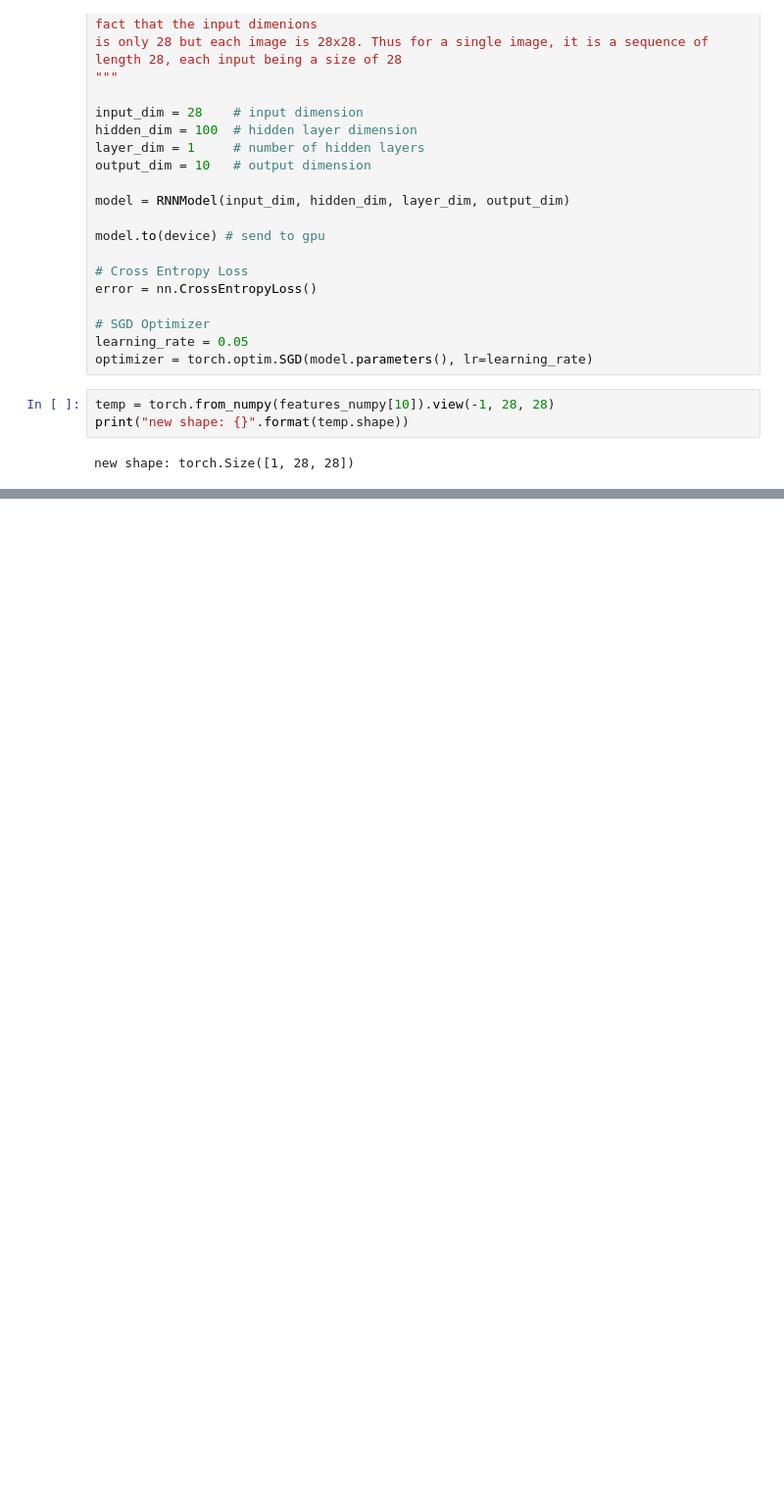
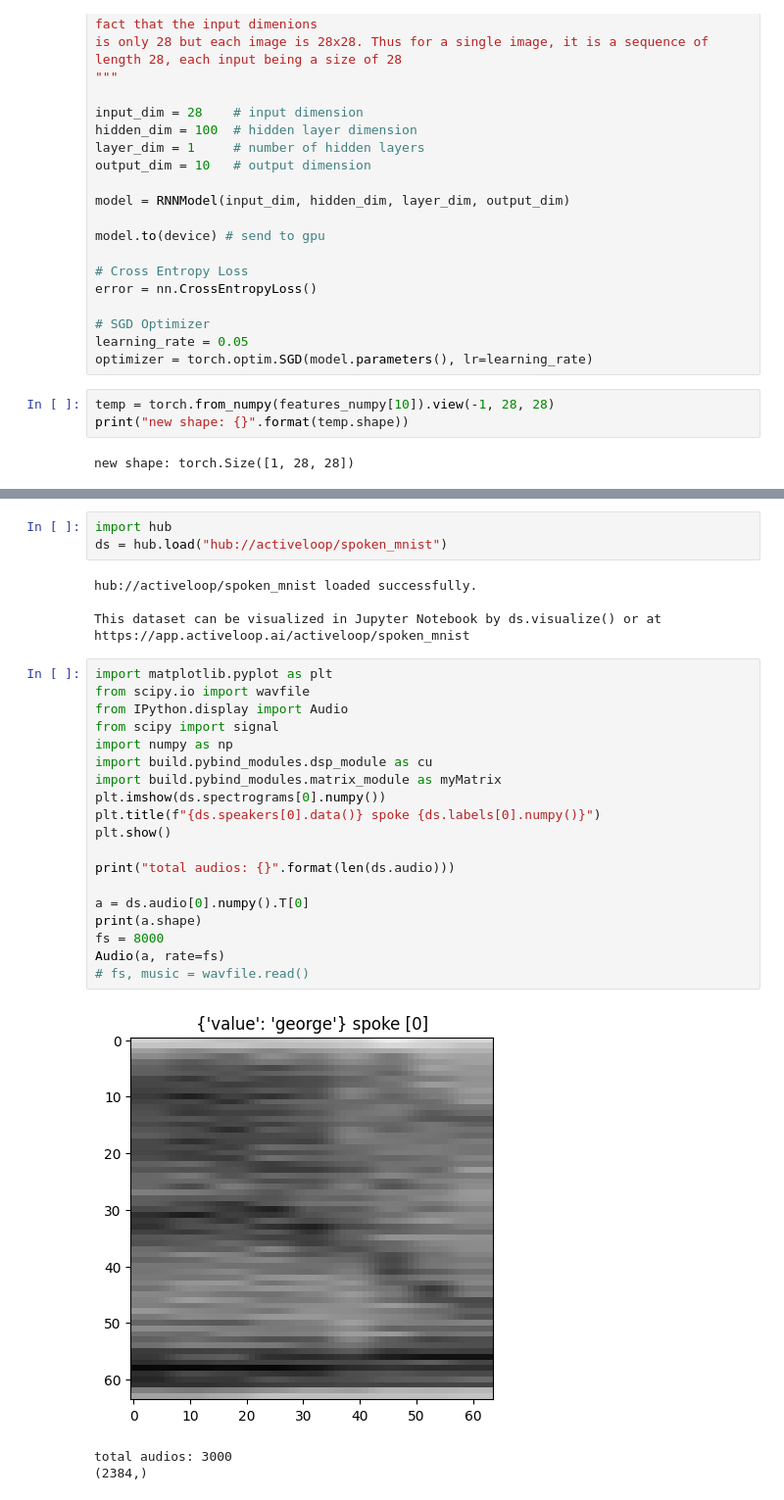
Before and after one commit to jorgejc2/MusicClassification, a Jupyter notebook: recurrent_neural_network.ipynb, the cells around one changed output, grey strips where cells are left out. Shown at 98% size. Saved outputs shown, nothing was run; the diff lists cells and outputs as text; blank space fills up the shorter version.

```diff
--- a/recurrent_neural_network.ipynb
+++ b/recurrent_neural_network.ipynb
@@ -253,0 +254,30 @@ plt.show()
+# %%
+import hub
+ds = hub.load("hub://activeloop/spoken_mnist")
+# %% [output]
+hub://activeloop/spoken_mnist loaded successfully.
+
+This dataset can be visualized in Jupyter Notebook by ds.visualize() or at https://app.activeloop.ai/activeloop/spoken_mnist
+# %%
+import matplotlib.pyplot as plt
+from scipy.io import wavfile
+from IPython.display import Audio
+from scipy import signal
+import numpy as np
+import build.pybind_modules.dsp_module as cu
+import build.pybind_modules.matrix_module as myMatrix
+plt.imshow(ds.spectrograms[0].numpy())
+plt.title(f"{ds.speakers[0].data()} spoke {ds.labels[0].numpy()}")
+plt.show()
+
+print("total audios: {}".format(len(ds.audio)))
+
+a = ds.audio[0].numpy().T[0]
+print(a.shape)
+fs = 8000
+Audio(a, rate=fs)
+# fs, music = wavfile.read()
+# %% [output]
+[figure, added]
+total audios: 3000
+(2384,)
```
Also changed, not shown: parts of 19 cells of this notebook, 13 other files.
